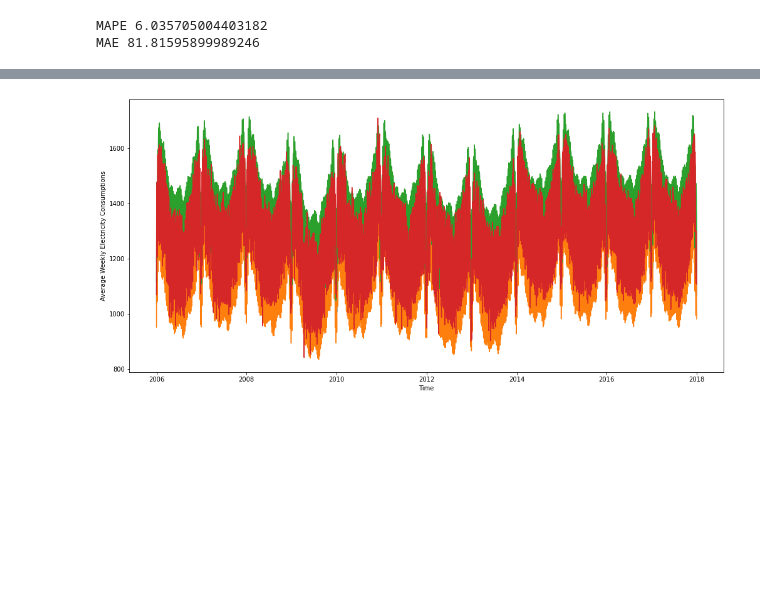
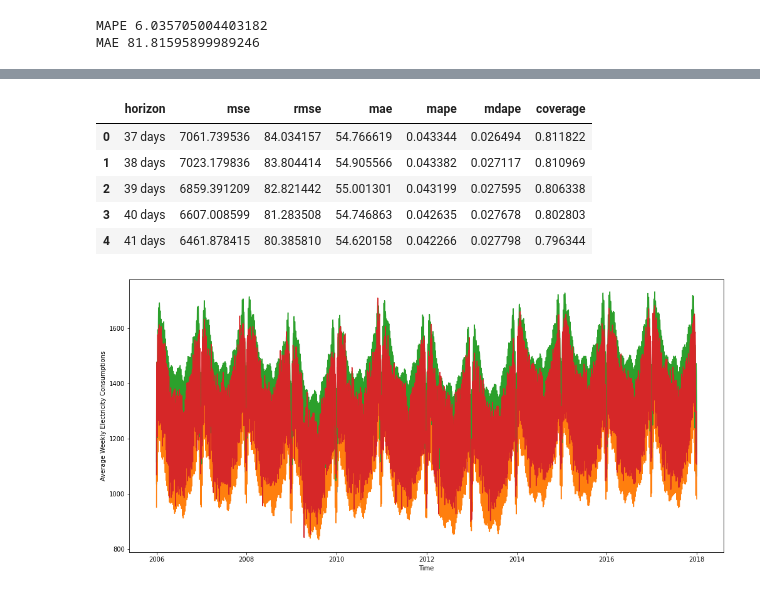
Before and after one commit to angeloken/Riset-I-smile, a Jupyter notebook: riset_prediksi_listrik_ver_1.ipynb, the cells around one changed output, grey strips where cells are left out. Saved outputs shown, nothing was run; the diff lists cells and outputs as text; code cells hidden in the pictures; blank space fills up the shorter version.

```diff
--- a/riset_prediksi_listrik_ver_1.ipynb
+++ b/riset_prediksi_listrik_ver_1.ipynb
@@ -177,0 +193,3 @@ MAE 81.81595899989246
+# %%
+from fbprophet.diagnostics import cross_validation
+df_cv = cross_validation(m, initial='1383 days', period='180 days', horizon = '365 days')
@@ -178,3 +198,14 @@ MAE 81.81595899989246
+# %%
+from fbprophet.diagnostics import performance_metrics
+df_p = performance_metrics(df_cv)
+df_p.head()
+# %% [output]
+|  | horizon | mse | rmse | mae | mape | mdape | coverage |
+| 0 | 37 days | 7061.739536 | 84.034157 | 54.766619 | 0.043344 | 0.026494 | 0.811822 |
+| 1 | 38 days | 7023.179836 | 83.804414 | 54.905566 | 0.043382 | 0.027117 | 0.810969 |
+| 2 | 39 days | 6859.391209 | 82.821442 | 55.001301 | 0.043199 | 0.027595 | 0.806338 |
+| 3 | 40 days | 6607.008599 | 81.283508 | 54.746863 | 0.042635 | 0.027678 | 0.802803 |
+| 4 | 41 days | 6461.878415 | 80.385810 | 54.620158 | 0.042266 | 0.027798 | 0.796344 |
 # %%
 plt.figure(figsize=(17, 8))
 plt.plot(cmp_df['yhat'])
```
Also changed, not shown: parts of 7 cells of this notebook.
